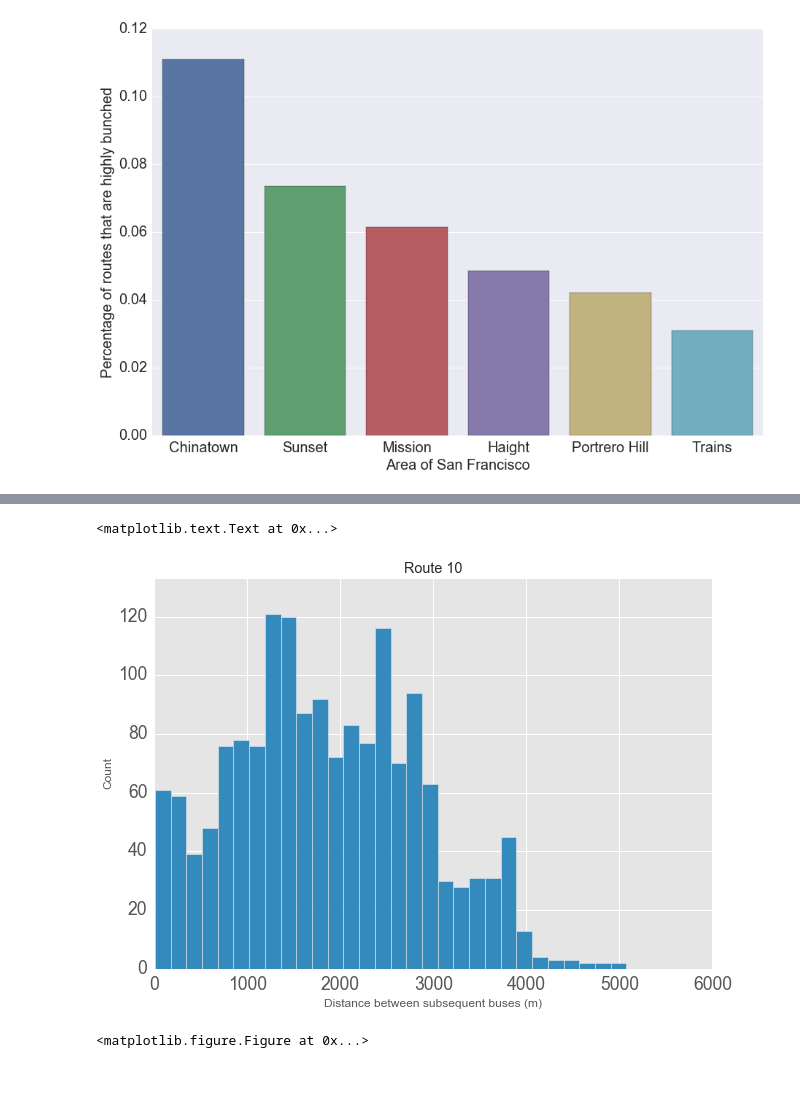
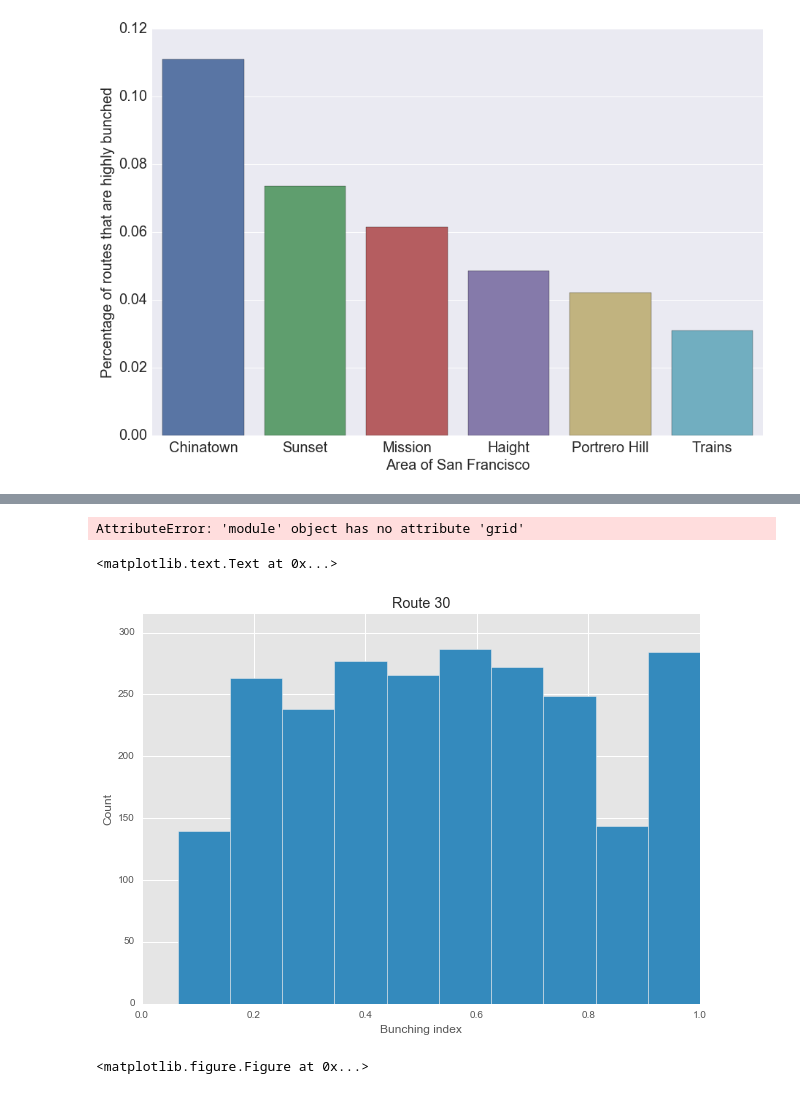
Before and after one commit to riemannzetagambit/busUnBunchr, a Jupyter notebook: nextbus_pull_from_remote_database.ipynb, the cells around one changed output, grey strips where cells are left out. Drawn from its saved outputs; the diff is of its cells as text; code cells hidden in the pictures.

```diff
--- a/nextbus_pull_from_remote_database.ipynb
+++ b/nextbus_pull_from_remote_database.ipynb
@@ -234,29 +277,37 @@ We can also display this as a heat map, if I do it right:
+# %%
+#Z = np.empty((len(lat_edges),len(lon_edges)))
+geoplotlib.tiles_provider('positron')
+geoplotlib.set_map_alpha(128)
+geoplotlib.grid(lon_edges, lat_edges, Z, 'hot', alpha=90, vmax=60, levels=12)
+geoplotlib.request_zoom(13)
+# %% [output]
+AttributeError: 'module' object has no attribute 'grid'
 # %%
 # This gives the 'perfectly on-time' bunch value
 on_time_value = tanh_func(1)
 
-tmp_height, tmp_bins = np.histogram(df_total[df_total.route_x == '10']['dist'], bins=30)
+tmp_height, tmp_bins = np.histogram(df_total[df_total.route_x == '30']['bunched'], bins=10)
 #tmp_height, tmp_bins = np.histogram(df_total[df_total.route_x.isin(mission_routes)]['bunched'], bins=30)
 plt.style.use('ggplot')
 f,a = plt.subplots()
 f.set_size_inches(10,7)
 width = tmp_bins[1]-tmp_bins[0]
 a.bar(tmp_bins[:-1], tmp_height, width = width)
 #a.bar(tmp_bins_30[:-1], tmp_height_30, width = width, color='r')
-a.set_xlabel('Distance between subsequent buses (m)')
+a.set_xlabel('Bunching index')
 a.set_ylabel('Count')
 #a.set_xlim(0,1)
 a.set_ylim(0,max(tmp_height)*1.1)
 # plt.plot((on_time_value, on_time_value), (0, max(tmp_height)*1.1), 'k-', linewidth=3, color='r')
 # a.text(0.665, 0.92, 'On schedule vehicle',
 # #a.text(0.665, 0.92,
 #         verticalalignment='bottom', horizontalalignment='right',
 #         transform=a.transAxes,
 #         color='red', fontsize=12)
-a.set_title('Route 10')
+a.set_title('Route 30')
 # %% [output]
 <matplotlib.text.Text at 0x...>
-[figure, old version]
+[figure, new version]
 # %%
 plt.savefig('distribution_in_bunching_parameters.png')
 # %% [output]
```
Also changed, not shown: parts of 14 cells of this notebook, 1 other file.
